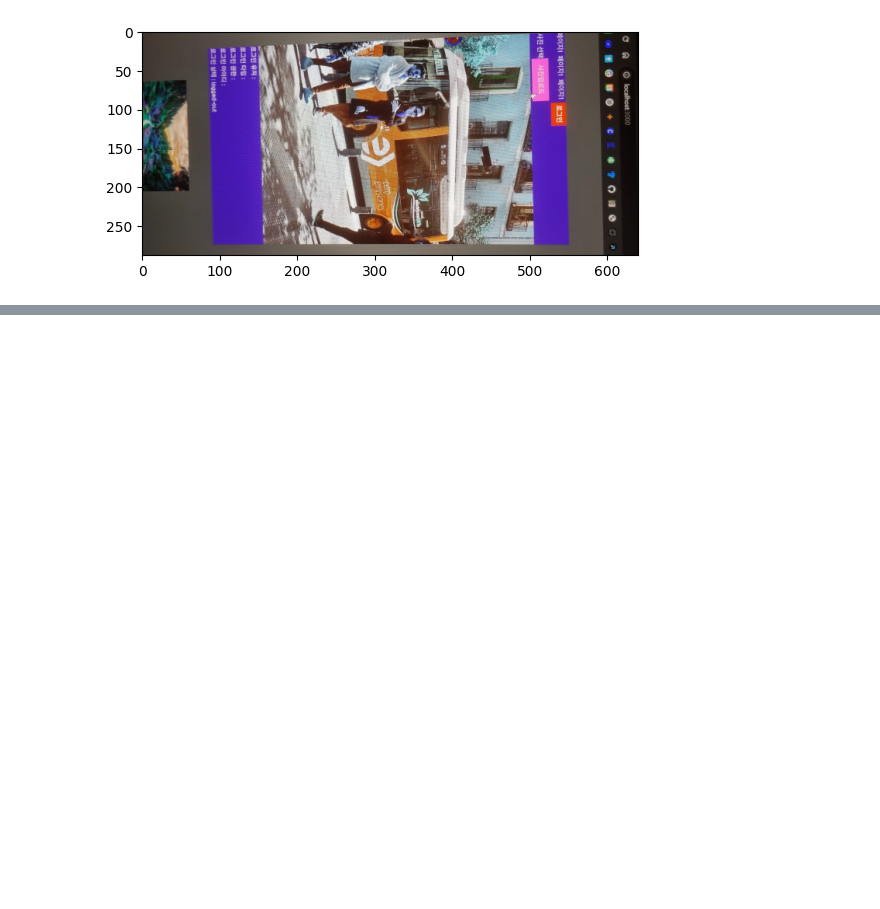
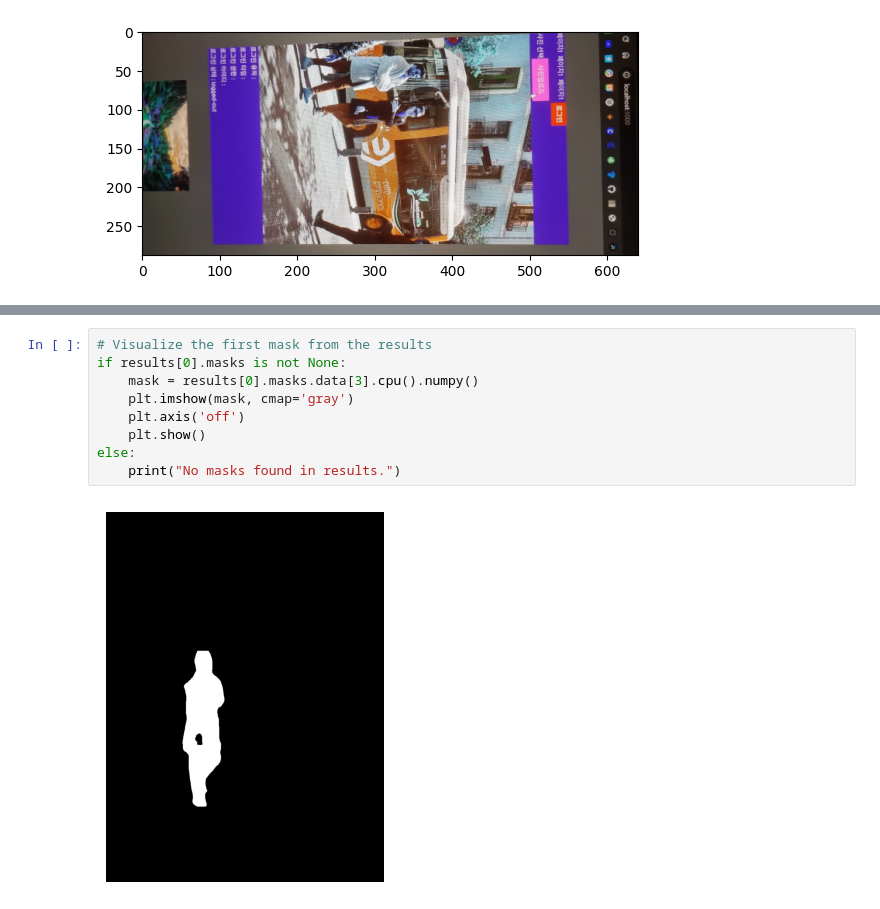
Before and after one commit to AR384/python_server, a Jupyter notebook: mini_project/traing.ipynb, the cells around one changed output, grey strips where cells are left out. Cells and saved outputs as stored; diff of their text form; blank space fills up the shorter version.

```diff
--- a/mini_project/traing.ipynb
+++ b/mini_project/traing.ipynb
@@ -38,0 +109,11 @@ plt.imshow(resize)
+# %%
+# Visualize the first mask from the results
+if results[0].masks is not None:
+	mask = results[0].masks.data[3].cpu().numpy()
+	plt.imshow(mask, cmap='gray')
+	plt.axis('off')
+	plt.show()
+else:
+	print("No masks found in results.")
+# %% [output]
+[figure, added]
```
Also changed, not shown: parts of 11 cells of this notebook, 23 other files.
